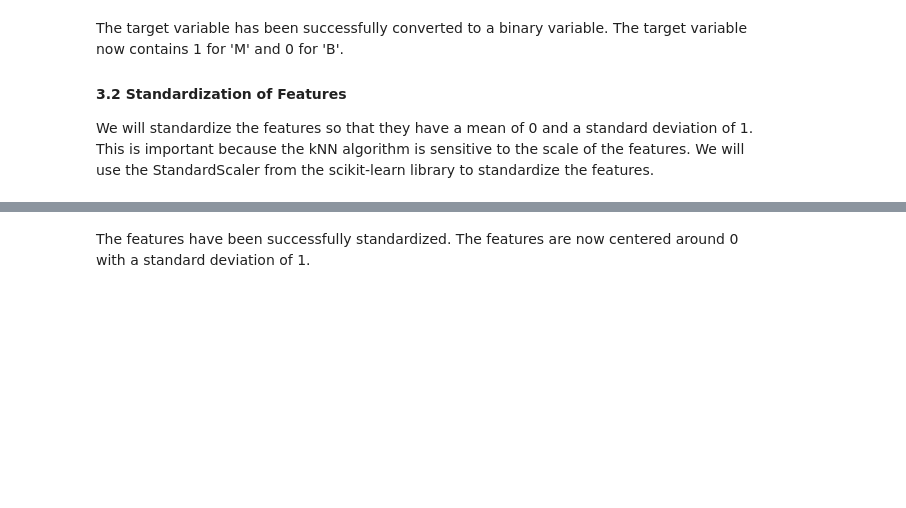
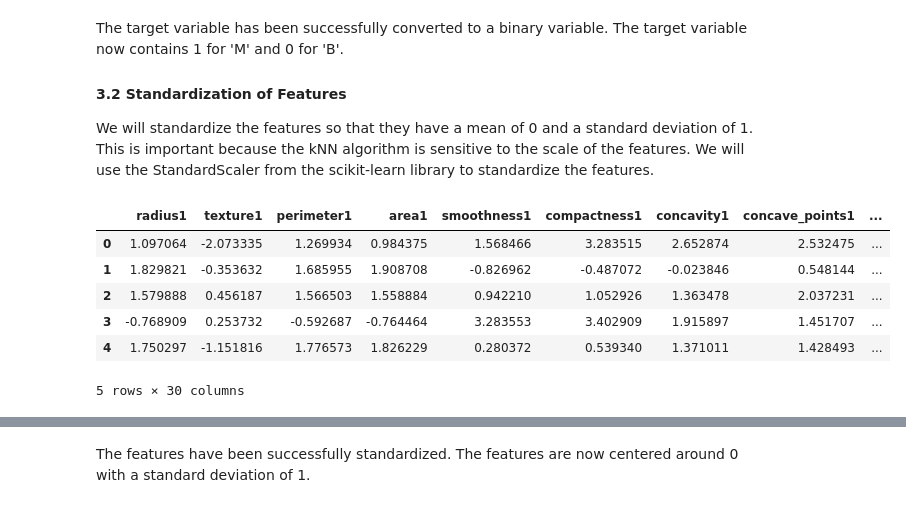
Before and after one commit to Group-6-Software-Development/Data-Handling-and-Machine-Learning, a Jupyter notebook: home_assignments/Task_2-kNN_Classifier.ipynb, the cells around one changed output, grey strips where cells are left out. Cells and saved outputs as stored; diff of their text form; code cells hidden in the pictures; blank space fills up the shorter version.

```diff
--- a/home_assignments/Task_2-kNN_Classifier.ipynb
+++ b/home_assignments/Task_2-kNN_Classifier.ipynb
@@ -88,7 +89,18 @@ The target variable has been successfully converted to a binary variable. The ta
 We will standardize the features so that they have a mean of 0 and a standard deviation of 1. This is important because the kNN algorithm is sensitive to the scale of the features. We will use the StandardScaler from the scikit-learn library to standardize the features.
 # %%
 from sklearn.preprocessing import StandardScaler
+from sklearn.model_selection import train_test_split
+from sklearn.neighbors import KNeighborsClassifier
 
 # Standardize the features
 scaler = StandardScaler()
-features_scaled = scaler.fit_transform(features)
+features_scaled = pd.DataFrame(scaler.fit_transform(features), columns=features.columns)
+features_scaled.head()
+# %% [output]
+|  | radius1 | texture1 | perimeter1 | area1 | smoothness1 | compactness1 | concavity1 | concave_points1 | ... |
+| 0 | 1.097064 | -2.073335 | 1.269934 | 0.984375 | 1.568466 | 3.283515 | 2.652874 | 2.532475 | ... |
+| 1 | 1.829821 | -0.353632 | 1.685955 | 1.908708 | -0.826962 | -0.487072 | -0.023846 | 0.548144 | ... |
+| 2 | 1.579888 | 0.456187 | 1.566503 | 1.558884 | 0.942210 | 1.052926 | 1.363478 | 2.037231 | ... |
+| 3 | -0.768909 | 0.253732 | -0.592687 | -0.764464 | 3.283553 | 3.402909 | 1.915897 | 1.451707 | ... |
+| 4 | 1.750297 | -1.151816 | 1.776573 | 1.826229 | 0.280372 | 0.539340 | 1.371011 | 1.428493 | ... |
+5 rows × 30 columns
```
Also changed, not shown: parts of 13 cells of this notebook.
